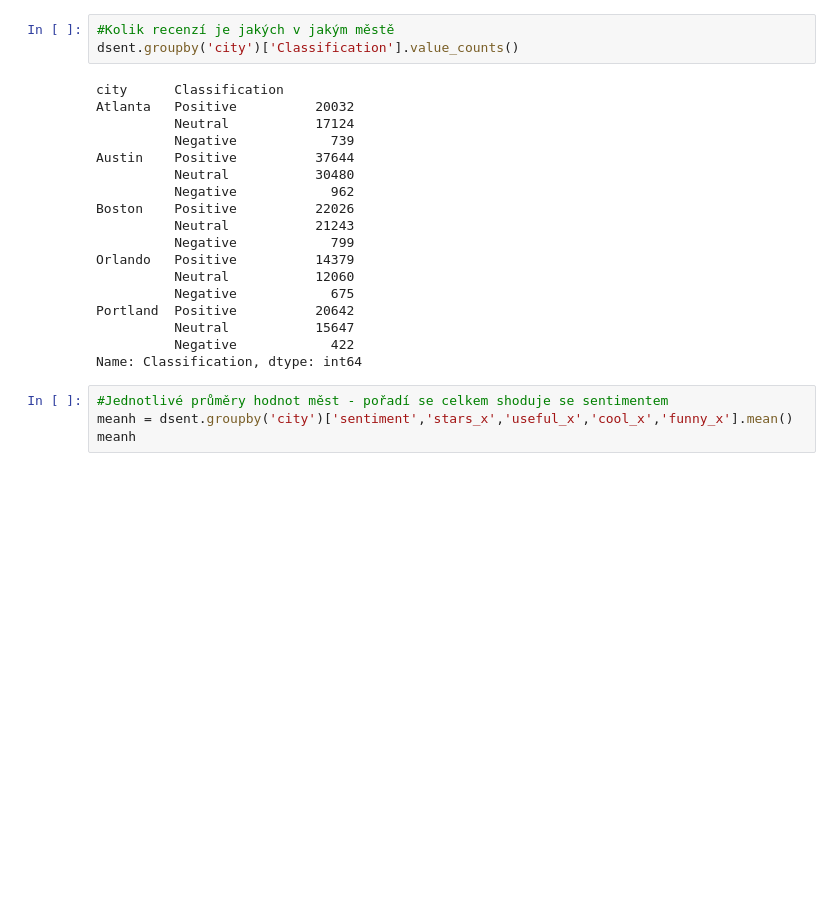
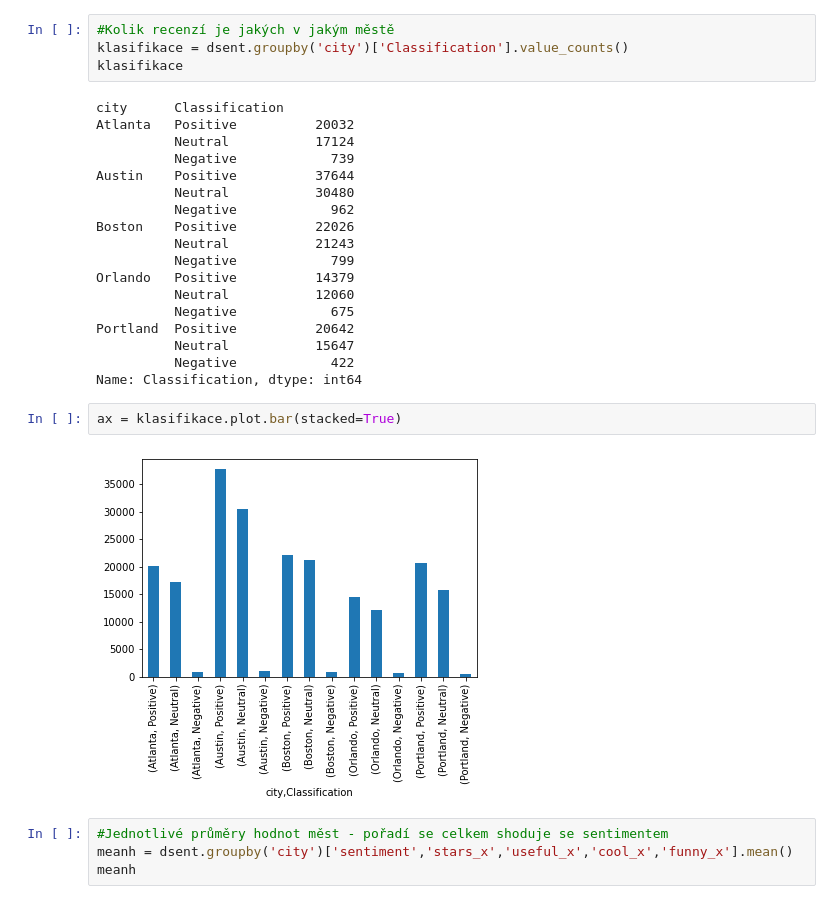
Before and after one commit to sarkaja/NLP, a Jupyter notebook: finalwork.ipynb, the cells around one changed output. Drawn from its saved outputs; the diff is of its cells as text; blank space fills up the shorter version.

```diff
--- a/finalwork.ipynb
+++ b/finalwork.ipynb
@@ -120,7 +120,8 @@ display(dsent)
 214874 rows × 92 columns
 # %%
 #Kolik recenzí je jakých v jakým městě
-dsent.groupby('city')['Classification'].value_counts()
+klasifikace = dsent.groupby('city')['Classification'].value_counts()
+klasifikace
 # %% [output]
 city      Classification
 Atlanta   Positive          20032
@@ -139,6 +140,10 @@ Portland  Positive          20642
           Neutral           15647
           Negative            422
 Name: Classification, dtype: int64
+# %%
+ax = klasifikace.plot.bar(stacked=True)
+# %% [output]
+[figure, added]
 # %%
 #Jednotlivé průměry hodnot měst - pořadí se celkem shoduje se sentimentem
 meanh = dsent.groupby('city')['sentiment','stars_x','useful_x','cool_x','funny_x'].mean()
```
Also changed, not shown: parts of 4 cells of this notebook.
